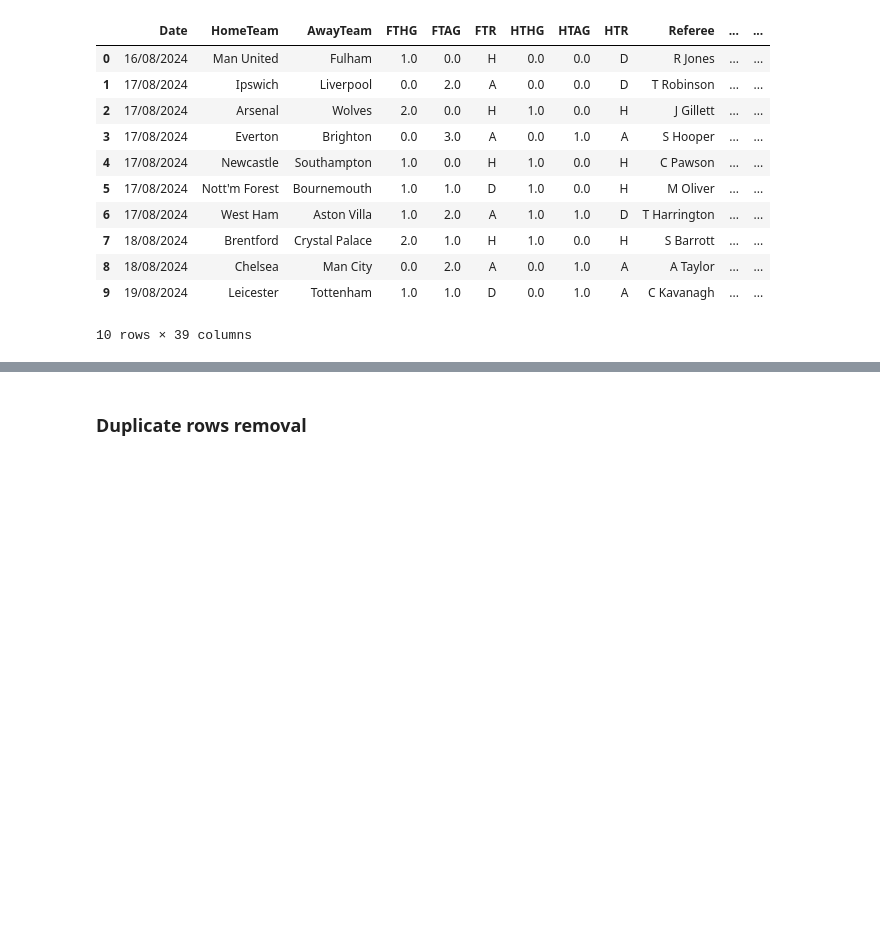
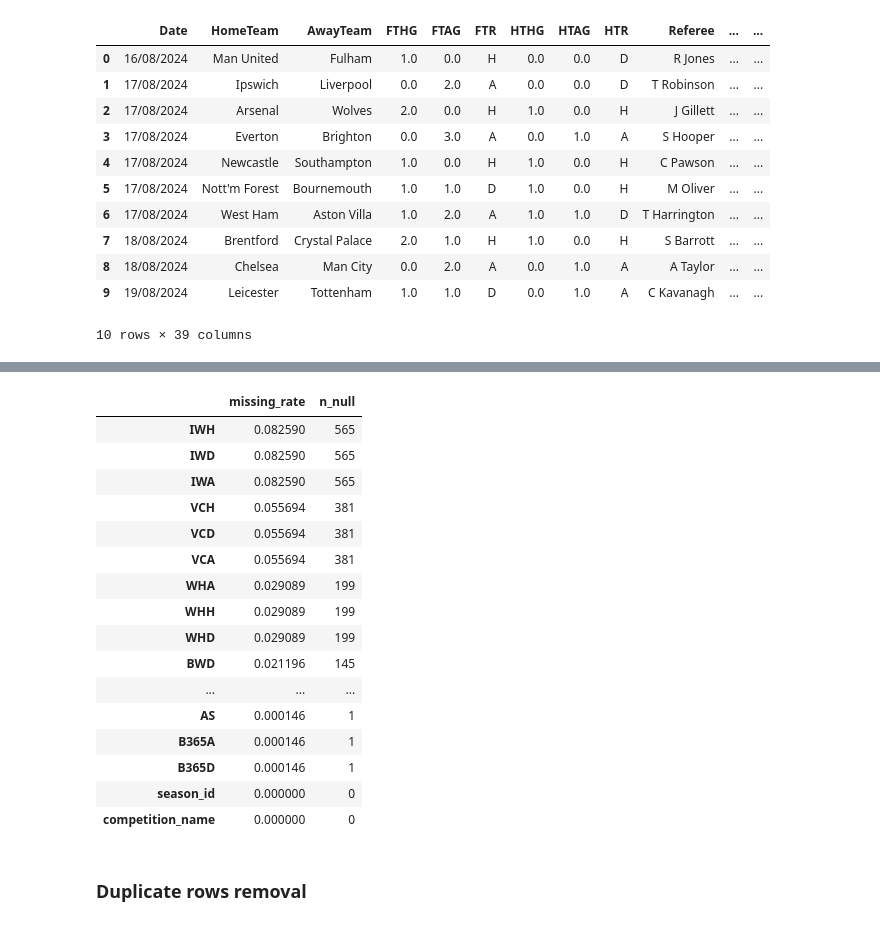
Before and after one commit to Jnyambok/Soca-Scores, a Jupyter notebook: experiments/notebooks/data_cleaning.ipynb, the cells around one changed output, grey strips where cells are left out. Drawn from its saved outputs; the diff is of its cells as text; code cells hidden in the pictures; blank space fills up the shorter version.

Commit message:
Pre-empting steps for data cleaning

```diff
--- a/experiments/notebooks/data_cleaning.ipynb
+++ b/experiments/notebooks/data_cleaning.ipynb
@@ -212,5 +223,33 @@ print(new_data.sample(10))
 
 [10 rows x 39 columns]
+# %%
+null_report = (
+    new_data.isna()
+      .mean()
+      .rename("missing_rate")
+      .to_frame()
+      .assign(n_null=new_data.isna().sum())
+      .sort_values("missing_rate", ascending=False)
+)
+null_report
+# %% [output]
+|  | missing_rate | n_null |
+| IWH | 0.082590 | 565 |
+| IWD | 0.082590 | 565 |
+| IWA | 0.082590 | 565 |
+| VCH | 0.055694 | 381 |
+| VCD | 0.055694 | 381 |
+| VCA | 0.055694 | 381 |
+| WHA | 0.029089 | 199 |
+| WHH | 0.029089 | 199 |
+| WHD | 0.029089 | 199 |
+| BWD | 0.021196 | 145 |
+| ... | ... | ... |
+| AS | 0.000146 | 1 |
+| B365A | 0.000146 | 1 |
+| B365D | 0.000146 | 1 |
+| season_id | 0.000000 | 0 |
+| competition_name | 0.000000 | 0 |
 # %% [markdown]
 ### Duplicate rows removal
 # %%
```
Also changed, not shown: parts of 4 cells of this notebook, 1 other file.
